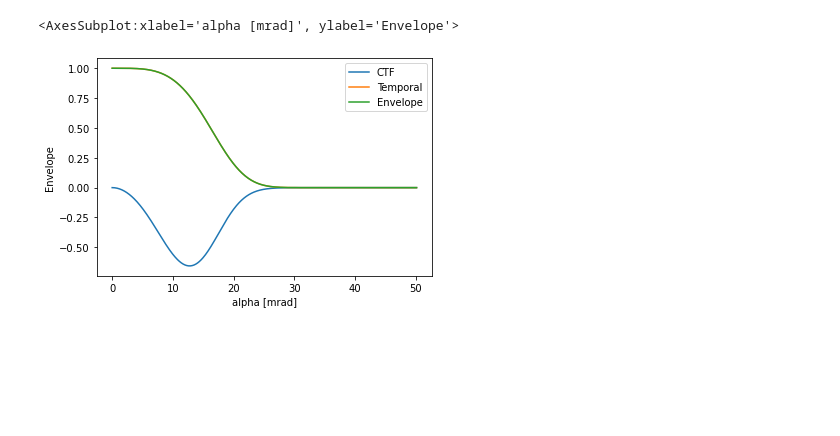
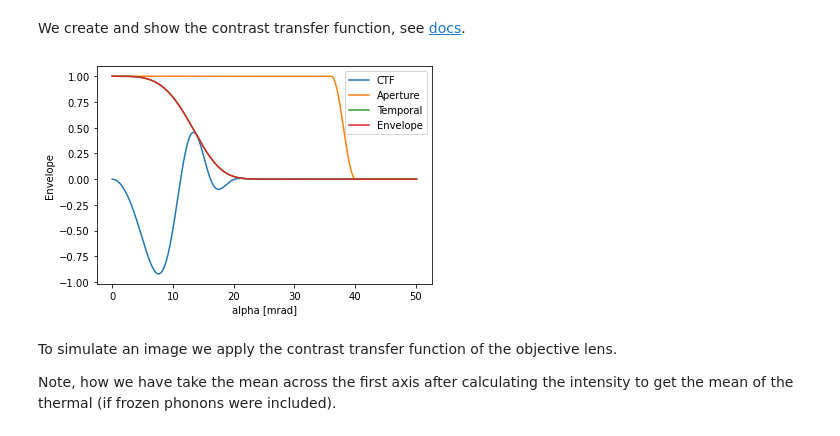
Before and after one commit to abTEM/abTEM, a Jupyter notebook: examples/quickstart/quick_hrtem_and_saed.ipynb, the cells around one changed output. Saved outputs shown, nothing was run; the diff lists cells and outputs as text; code cells hidden in the pictures; blank space fills up the shorter version.

```diff
--- a/examples/quickstart/quick_hrtem_and_saed.ipynb
+++ b/examples/quickstart/quick_hrtem_and_saed.ipynb
@@ -46,18 +69,21 @@ exit_wave.intensity().mean(0).show(figsize=(6,6))
+# %% [markdown]
+We create and show the contrast transfer function, see [docs](https://abtem.readthedocs.io/en/latest/walkthrough/05_contrast_transfer_function.html).
 # %%
-# See https://abtem.readthedocs.io/en/latest/walkthrough/05_contrast_transfer_function.html for parameter names
-
 ctf = CTF(
     energy = wave.energy,
-    semiangle_cutoff = 4500, # mrad
-    focal_spread = 40, # Å
-    defocus = -45.46, # Å
+    semiangle_cutoff = 40, # mrad
+    focal_spread = 60, # Å
+    defocus = -160, # Å
     Cs = -7e-6 * 1e10, # Å
 )
 
-ctf.show(50)
+ctf.show(50);
 # %% [output]
-<AxesSubplot:xlabel='alpha [mrad]', ylabel='Envelope'>
-[figure, old version]
+[figure, new version]
+# %% [markdown]
+To simulate an image we apply the contrast transfer function of the objective lens.
+
+Note, how we have take the mean across the first axis after calculating the intensity to get the mean of the thermal (if frozen phonons were included).
 # %%
 image_wave = exit_wave.apply_ctf(ctf)
 
```
Also changed, not shown: parts of 17 cells of this notebook, 6 other files.
